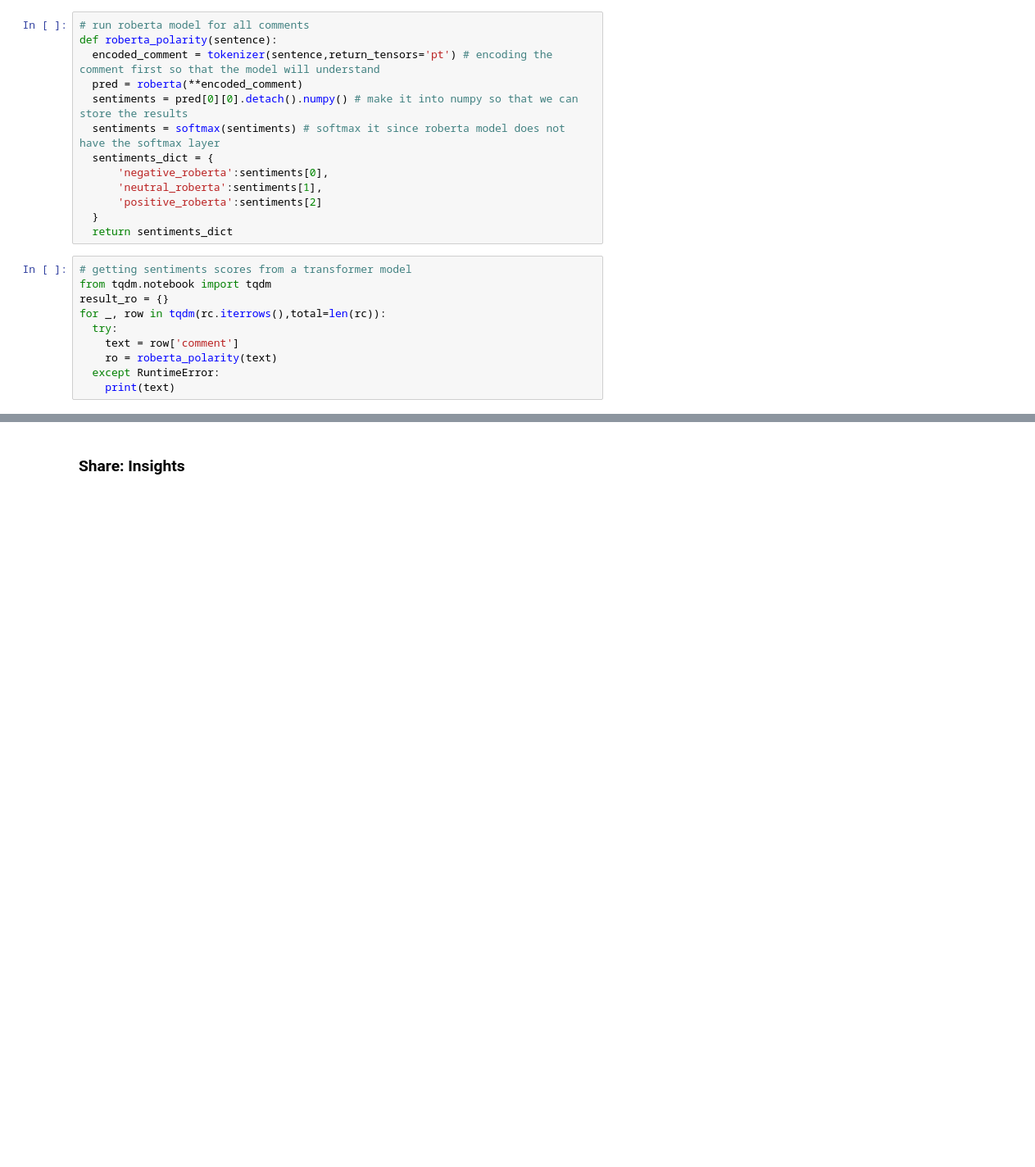
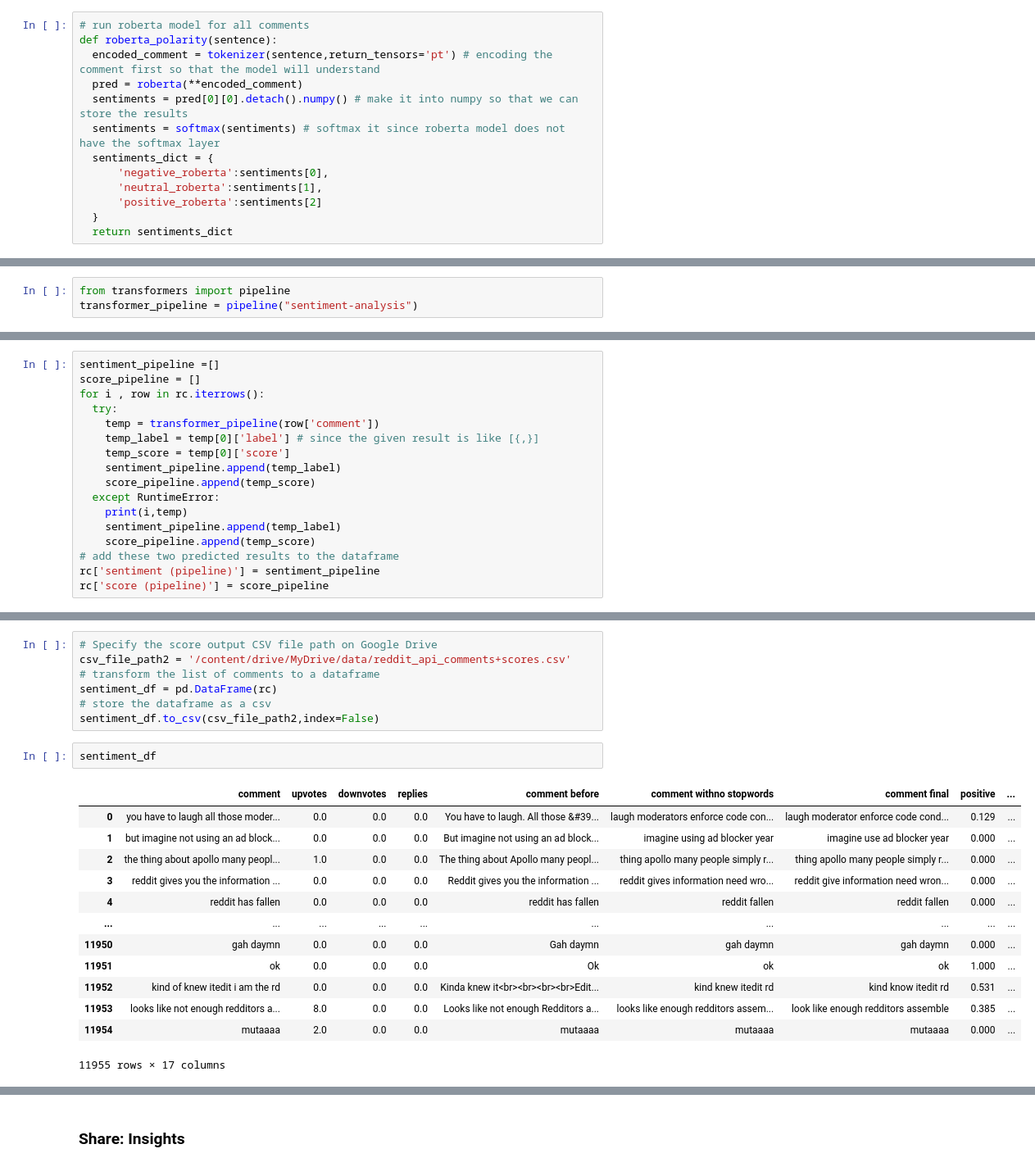
Before and after one commit to WilliamLu1999/Data-ML-Projects, a Jupyter notebook: reddit_api_sentiment_analysis_spark.ipynb, the cells around one changed output, grey strips where cells are left out. Shown at 82% size. Drawn from its saved outputs; the diff is of its cells as text; blank space fills up the shorter version.

```diff
--- a/reddit_api_sentiment_analysis_spark.ipynb
+++ b/reddit_api_sentiment_analysis_spark.ipynb
@@ -431,13 +430,3 @@ def roberta_polarity(sentence):
       'positive_roberta':sentiments[2]
   }
   return sentiments_dict
-# %%
-# getting sentiments scores from a transformer model
-from tqdm.notebook import tqdm
-result_ro = {}
-for _, row in tqdm(rc.iterrows(),total=len(rc)):
-  try:
-    text = row['comment']
-    ro = roberta_polarity(text)
-  except RuntimeError:
-    print(text)
@@ -455,0 +470,3 @@ rc_spark = sc.read.csv()
+# %%
+from transformers import pipeline
+transformer_pipeline = pipeline("sentiment-analysis")
@@ -455,0 +478,17 @@ rc_spark = sc.read.csv()
+# %%
+sentiment_pipeline =[]
+score_pipeline = []
+for i , row in rc.iterrows():
+  try:
+    temp = transformer_pipeline(row['comment'])
+    temp_label = temp[0]['label'] # since the given result is like [{,}]
+    temp_score = temp[0]['score']
+    sentiment_pipeline.append(temp_label)
+    score_pipeline.append(temp_score)
+  except RuntimeError:
+    print(i,temp)
+    sentiment_pipeline.append(temp_label)
+    score_pipeline.append(temp_score)
+# add these two predicted results to the dataframe
+rc['sentiment (pipeline)'] = sentiment_pipeline
+rc['score (pipeline)'] = score_pipeline
@@ -455,0 +512,23 @@ rc_spark = sc.read.csv()
+# %%
+# Specify the score output CSV file path on Google Drive
+csv_file_path2 = '/content/drive/MyDrive/data/reddit_api_comments+scores.csv'
+# transform the list of comments to a dataframe
+sentiment_df = pd.DataFrame(rc)
+# store the dataframe as a csv
+sentiment_df.to_csv(csv_file_path2,index=False)
+# %%
+sentiment_df
+# %% [output]
+|  | comment | upvotes | downvotes | replies | comment before | comment withno stopwords | comment final | positive | ... |
+| 0 | you have to laugh all those moder... | 0.0 | 0.0 | 0.0 | You have to laugh. All those &#39... | laugh moderators enforce code con... | laugh moderator enforce code cond... | 0.129 | ... |
+| 1 | but imagine not using an ad block... | 0.0 | 0.0 | 0.0 | But imagine not using an ad block... | imagine using ad blocker year | imagine use ad blocker year | 0.000 | ... |
+| 2 | the thing about apollo many peopl... | 1.0 | 0.0 | 0.0 | The thing about Apollo many peopl... | thing apollo many people simply r... | thing apollo many people simply r... | 0.000 | ... |
+| 3 | reddit gives you the information ... | 0.0 | 0.0 | 0.0 | Reddit gives you the information ... | reddit gives information need wro... | reddit give information need wron... | 0.000 | ... |
+| 4 | reddit has fallen | 0.0 | 0.0 | 0.0 | reddit has fallen | reddit fallen | reddit fallen | 0.000 | ... |
+| ... | ... | ... | ... | ... | ... | ... | ... | ... | ... |
+| 11950 | gah daymn | 0.0 | 0.0 | 0.0 | Gah daymn | gah daymn | gah daymn | 0.000 | ... |
+| 11951 | ok | 0.0 | 0.0 | 0.0 | Ok | ok | ok | 1.000 | ... |
+| 11952 | kind of knew itedit i am the rd | 0.0 | 0.0 | 0.0 | Kinda knew it<br><br><br><br>Edit... | kind knew itedit rd | kind know itedit rd | 0.531 | ... |
+| 11953 | looks like not enough redditors a... | 8.0 | 0.0 | 0.0 | Looks like not enough Redditors a... | looks like enough redditors assem... | look like enough redditors assemble | 0.385 | ... |
+| 11954 | mutaaaa | 2.0 | 0.0 | 0.0 | mutaaaa | mutaaaa | mutaaaa | 0.000 | ... |
+11955 rows × 17 columns
```
Also changed, not shown: parts of 15 cells of this notebook.
